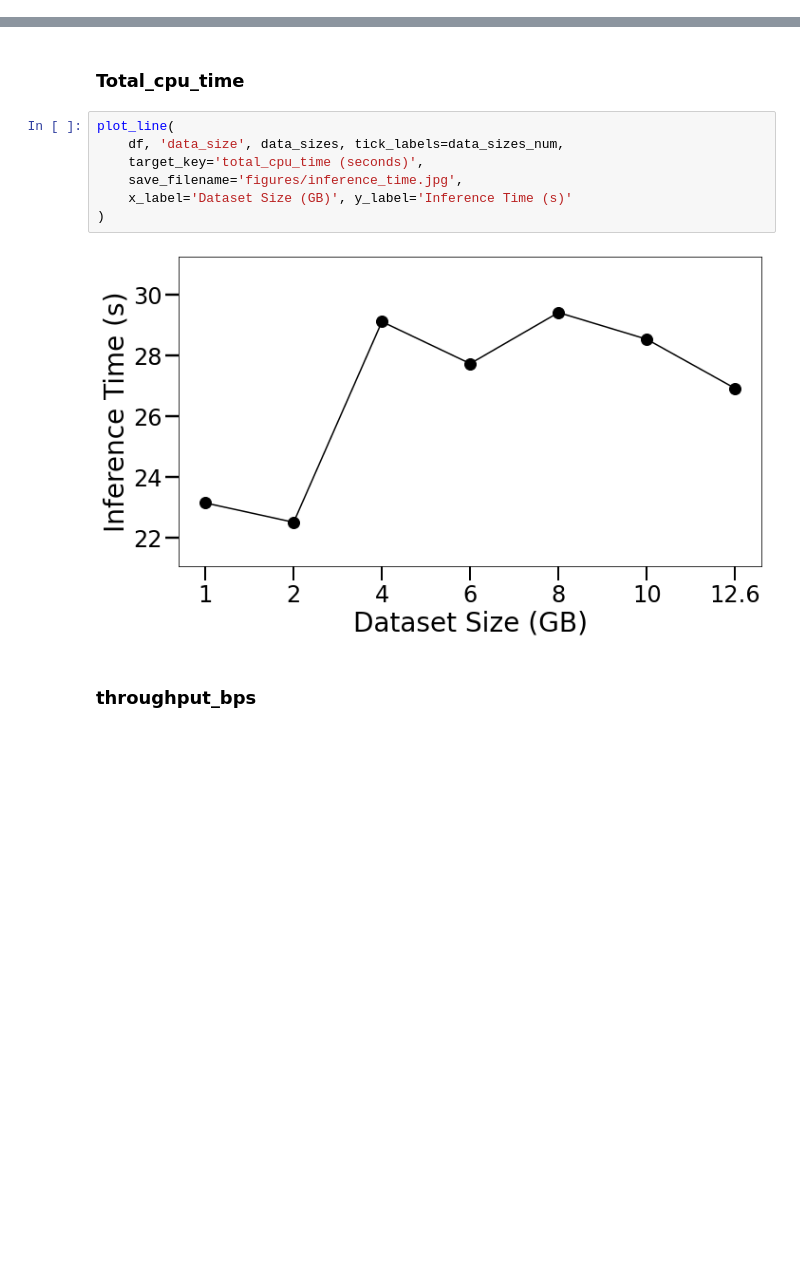
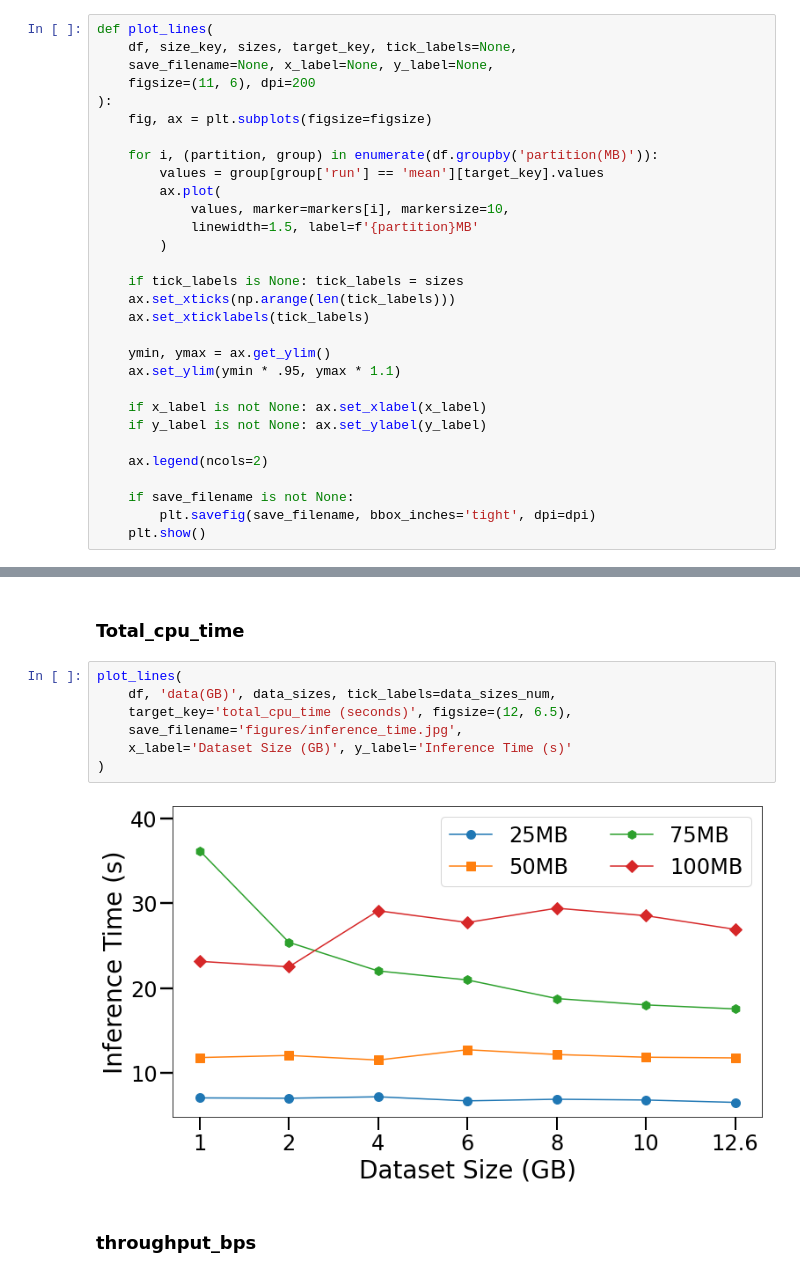
Before and after one commit to mstaylor/AI-for-Astronomy, a Jupyter notebook: aws/plots.ipynb, the cells around one changed output, grey strips where cells are left out. Saved outputs shown, nothing was run; the diff lists cells and outputs as text; blank space fills up the shorter version.

Commit message:
add plot for multiple data partitions

```diff
--- a/aws/plots.ipynb
+++ b/aws/plots.ipynb
@@ -66,6 +68,36 @@ def plot_line(
     if save_filename is not None:
         plt.savefig(save_filename, bbox_inches='tight', dpi=dpi)
     plt.show()
+# %%
+def plot_lines(
+    df, size_key, sizes, target_key, tick_labels=None,
+    save_filename=None, x_label=None, y_label=None,
+    figsize=(11, 6), dpi=200
+):
+    fig, ax = plt.subplots(figsize=figsize)
+
+    for i, (partition, group) in enumerate(df.groupby('partition(MB)')):
+        values = group[group['run'] == 'mean'][target_key].values
+        ax.plot(
+            values, marker=markers[i], markersize=10,
+            linewidth=1.5, label=f'{partition}MB'
+        )
+
+    if tick_labels is None: tick_labels = sizes
+    ax.set_xticks(np.arange(len(tick_labels)))
+    ax.set_xticklabels(tick_labels)
+
+    ymin, ymax = ax.get_ylim()
+    ax.set_ylim(ymin * .95, ymax * 1.1)
+
+    if x_label is not None: ax.set_xlabel(x_label)
+    if y_label is not None: ax.set_ylabel(y_label)
+
+    ax.legend(ncols=2)
+
+    if save_filename is not None:
+        plt.savefig(save_filename, bbox_inches='tight', dpi=dpi)
+    plt.show()
 # %% [markdown]
 # Visualization
 # %% [markdown]
@@ -84,14 +116,14 @@ data_sizes_num =[1, 2, 4, 6, 8, 10, 12.6]
 # %% [markdown]
 ### Total_cpu_time
 # %%
-plot_line(
-    df, 'data_size', data_sizes, tick_labels=data_sizes_num,
-    target_key='total_cpu_time (seconds)',
+plot_lines(
+    df, 'data(GB)', data_sizes, tick_labels=data_sizes_num,
+    target_key='total_cpu_time (seconds)', figsize=(12, 6.5),
     save_filename='figures/inference_time.jpg',
     x_label='Dataset Size (GB)', y_label='Inference Time (s)'
 )
 # %% [output]
-[figure, old version]
+[figure, new version]
 # %% [markdown]
 ### throughput_bps
 # %%
```
Also changed, not shown: parts of 5 cells of this notebook, 5 other files.
